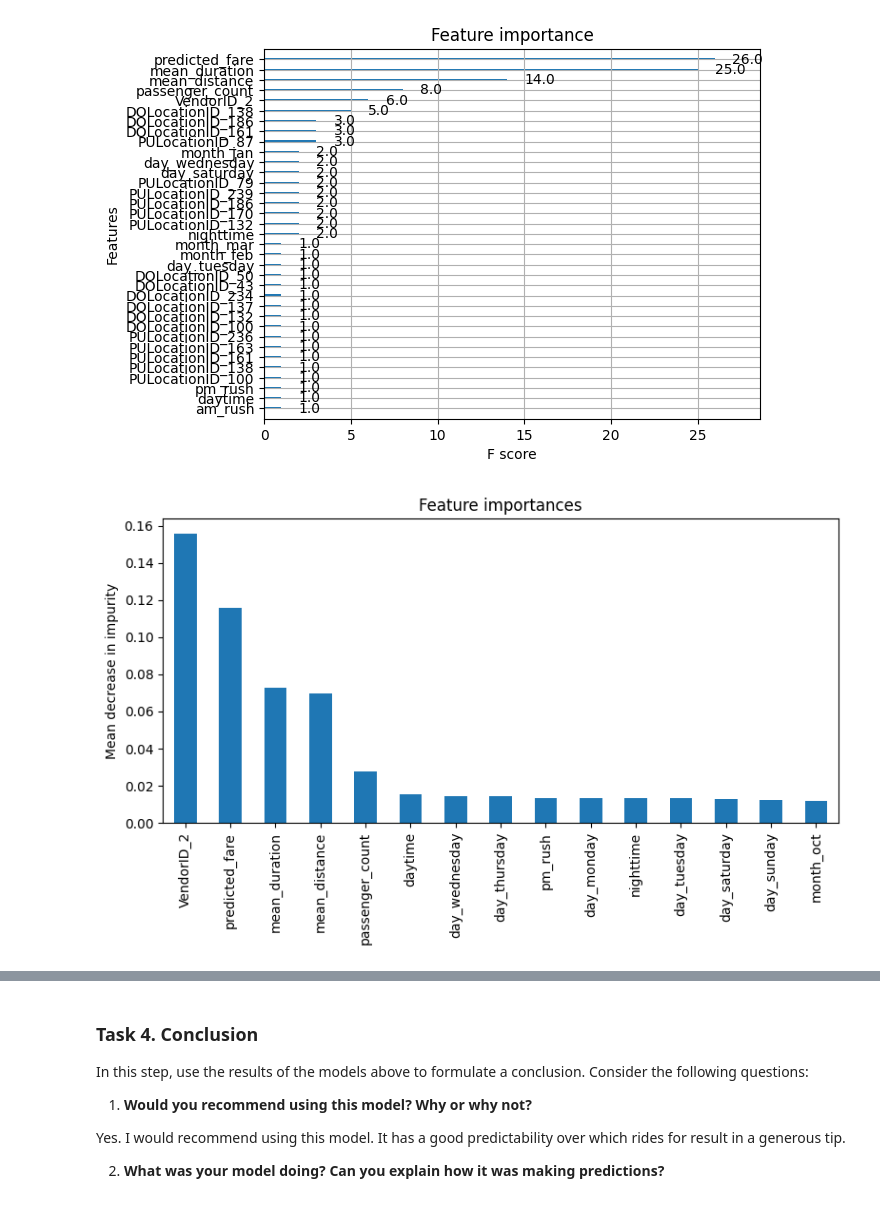
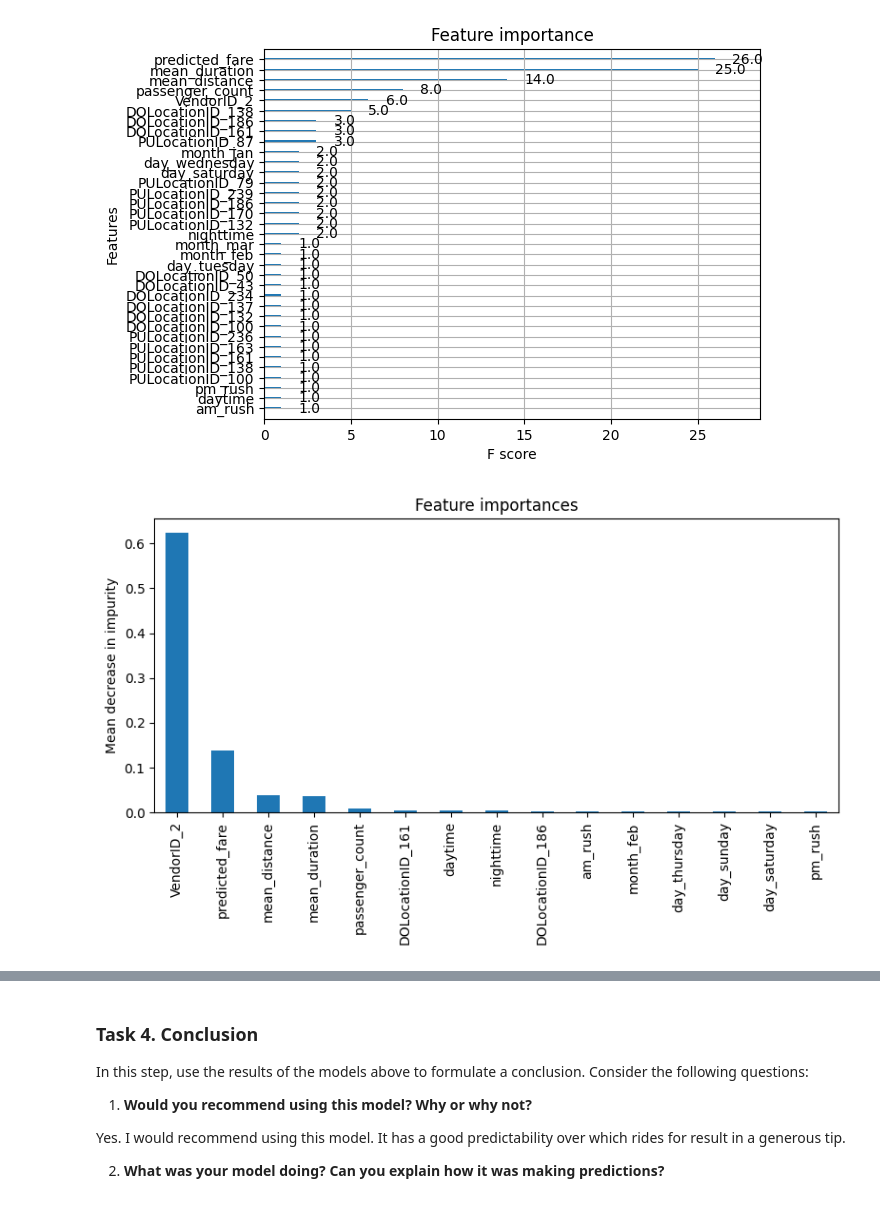
Before and after one commit to bustapab/Data-Analytics, a Jupyter notebook: Automatidata Project/Course 6 project lab.ipynb, the cells around one changed output, grey strips where cells are left out. Saved outputs shown, nothing was run; the diff lists cells and outputs as text; code cells hidden in the pictures.

```diff
--- a/Automatidata Project/Activity_Course 6 Automatidata project lab.ipynb
+++ b/Automatidata Project/Course 6 project lab.ipynb
@@ -114,10 +114,10 @@ Begin by reading in the data. There are two dataframes: one containing the origi
 # RUN THE CELL BELOW TO IMPORT YOUR DATA.
 
 # Load dataset into dataframe
-df0 = pd.read_csv('2017_Yellow_Taxi_Trip_Data.csv')
+df0 = pd.read_csv('Project_data/2017_Yellow_Taxi_Trip_Data.csv')
 
 # Import predicted fares and mean distance and duration from previous course
-nyc_preds_means = pd.read_csv('nyc_preds_means.csv')
+nyc_preds_means = pd.read_csv('Project_data/nyc_preds_means.csv')
 # %% [markdown]
 Inspect the first few rows of `df0`.
 # %%
@@ -689,7 +653,7 @@ If you want, use `pickle` to save your models and read them back in. This can be
 import pickle
 
 # Define a path to the folder where you want to save the model
-path = ''
+path = 'Models/'
 # %%
 def write_pickle(path, model_object, save_name:str):
     '''
@@ -710,6 +674,8 @@ def read_pickle(path, saved_model_name:str):
 #write_pickle(path, rf_cv2, 'rf_cv_model2')
 # %%
 rf_cv1 = read_pickle(path, 'rf_cv_model1')
+# %%
+rf_cv2 = read_pickle(path, 'rf_cv_model2')
 # %% [markdown]
 Examine the best average score across all the validation folds.
 # %%
@@ -1083,17 +1034,17 @@ plot_importance(xgb1.best_estimator_)
 <Axes: title={'center': 'Feature importance'}, xlabel='F score', ylabel='Features'>
 [figure]
 # %%
-importances = rf_cv.best_estimator_.feature_importances_
+importances = rf_cv2.best_estimator_.feature_importances_
 rf_importances = pd.Series(importances, index=X_test.columns)
 rf_importances = rf_importances.sort_values(ascending=False)[:15]
 
 fig, ax = plt.subplots(figsize=(8,5))
 rf_importances.plot.bar(ax=ax)
 ax.set_title('Feature importances')
 ax.set_ylabel('Mean decrease in impurity')
 fig.tight_layout();
 # %% [output]
-[figure, old version]
+[figure, new version]
 # %% [markdown]
 <img src="images/Execute.png" width="100" height="100" align=left>
 
```
Also changed, not shown: parts of 14 cells of this notebook, 10 other files.
